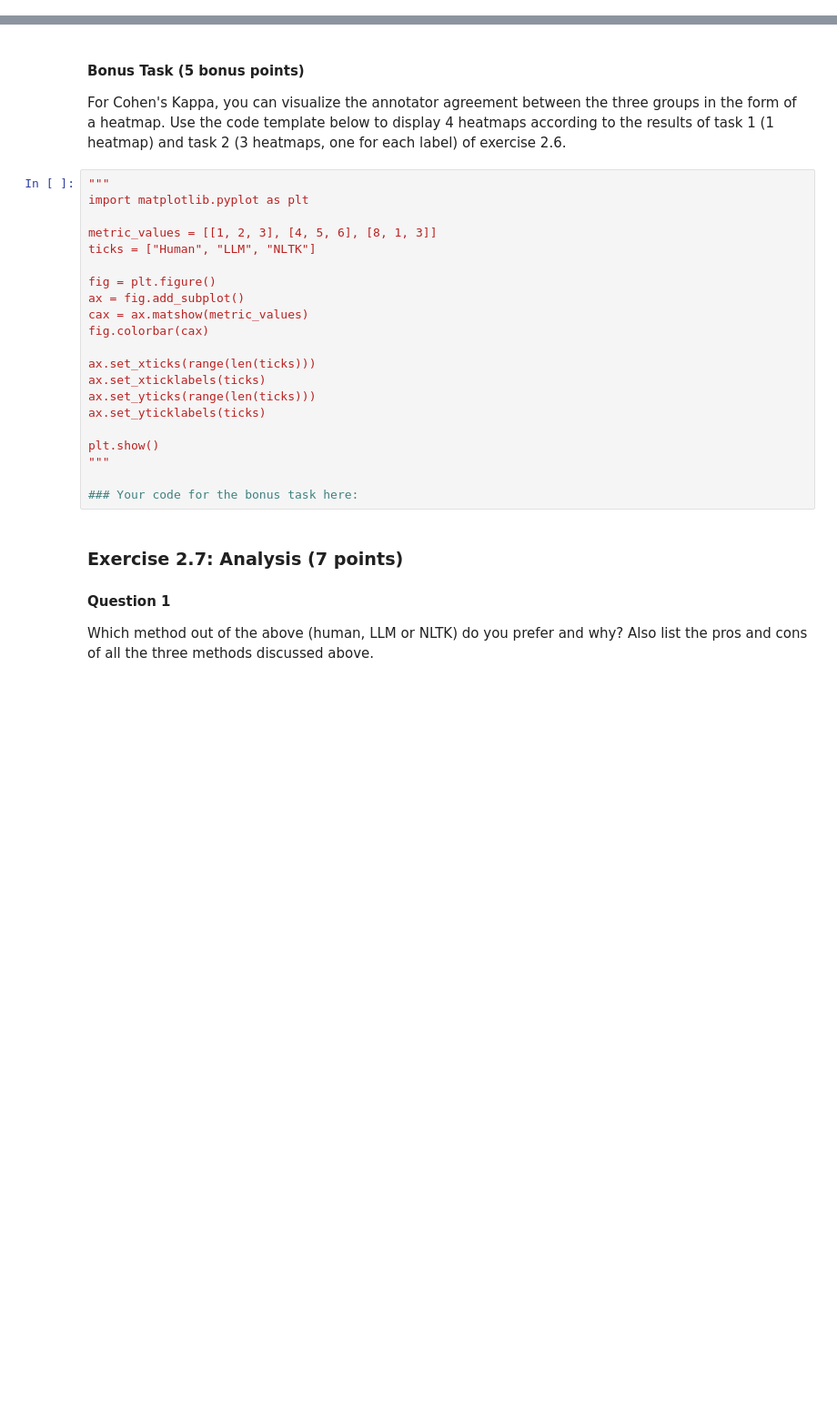
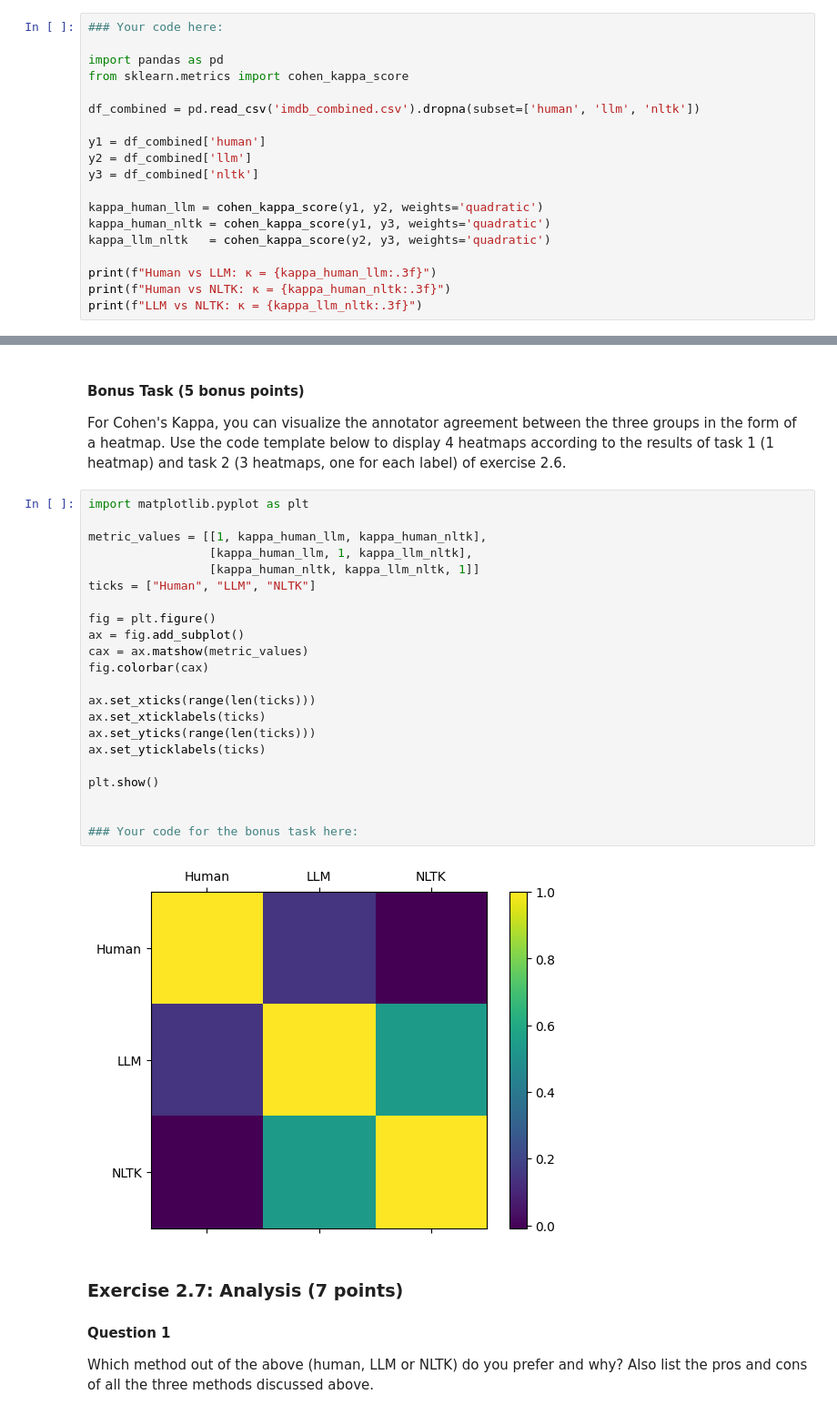
Before and after one commit to elsithewizzard/SC_Notebook1_Bruellhardt_Iskander, a Jupyter notebook: SC_Notebook5_Bruellhardt_Iskander/SC_Notebook5_Bruellhardt_Iskander.ipynb, the cells around one changed output, grey strips where cells are left out. Shown at 91% size. Saved outputs shown, nothing was run; the diff lists cells and outputs as text; blank space fills up the shorter version.

Commit message:
cohen's kappa done

```diff
--- a/SC_Notebook5_Bruellhardt_Iskander/SC_Notebook5_Bruellhardt_Iskander.ipynb
+++ b/SC_Notebook5_Bruellhardt_Iskander/SC_Notebook5_Bruellhardt_Iskander.ipynb
@@ -950,0 +943,19 @@ Now that we have normalized the different annotators, we can compare and evaluat
+# %%
+### Your code here:
+
+import pandas as pd
+from sklearn.metrics import cohen_kappa_score
+
+df_combined = pd.read_csv('imdb_combined.csv').dropna(subset=['human', 'llm', 'nltk'])
+
+y1 = df_combined['human']
+y2 = df_combined['llm']
+y3 = df_combined['nltk']
+
+kappa_human_llm = cohen_kappa_score(y1, y2, weights='quadratic')
+kappa_human_nltk = cohen_kappa_score(y1, y3, weights='quadratic')
+kappa_llm_nltk   = cohen_kappa_score(y2, y3, weights='quadratic')
+
+print(f"Human vs LLM: κ = {kappa_human_llm:.3f}")
+print(f"Human vs NLTK: κ = {kappa_human_nltk:.3f}")
+print(f"LLM vs NLTK: κ = {kappa_llm_nltk:.3f}")
@@ -963,25 +984,28 @@ Now that we have normalized the different annotators, we can compare and evaluat
 For Cohen's Kappa, you can visualize the annotator agreement between the three groups in the form of a heatmap. Use the code template below to display 4 heatmaps according to the results of task 1 (1 heatmap) and task 2 (3 heatmaps, one for each label) of exercise 2.6.
 # %%
-"""
 import matplotlib.pyplot as plt
 
-metric_values = [[1, 2, 3], [4, 5, 6], [8, 1, 3]]
+metric_values = [[1, kappa_human_llm, kappa_human_nltk],
+                 [kappa_human_llm, 1, kappa_llm_nltk],
+                 [kappa_human_nltk, kappa_llm_nltk, 1]]
 ticks = ["Human", "LLM", "NLTK"]
 
 fig = plt.figure()
 ax = fig.add_subplot()
 cax = ax.matshow(metric_values)
 fig.colorbar(cax)
 
 ax.set_xticks(range(len(ticks)))
 ax.set_xticklabels(ticks)
 ax.set_yticks(range(len(ticks)))
 ax.set_yticklabels(ticks)
 
 plt.show()
-"""
+
 
 ### Your code for the bonus task here:
+# %% [output]
+[figure, added]
 # %% [markdown]
 ### Exercise 2.7: Analysis (7 points)
 
```
Also changed, not shown: parts of 5 cells of this notebook, 1 other file.
